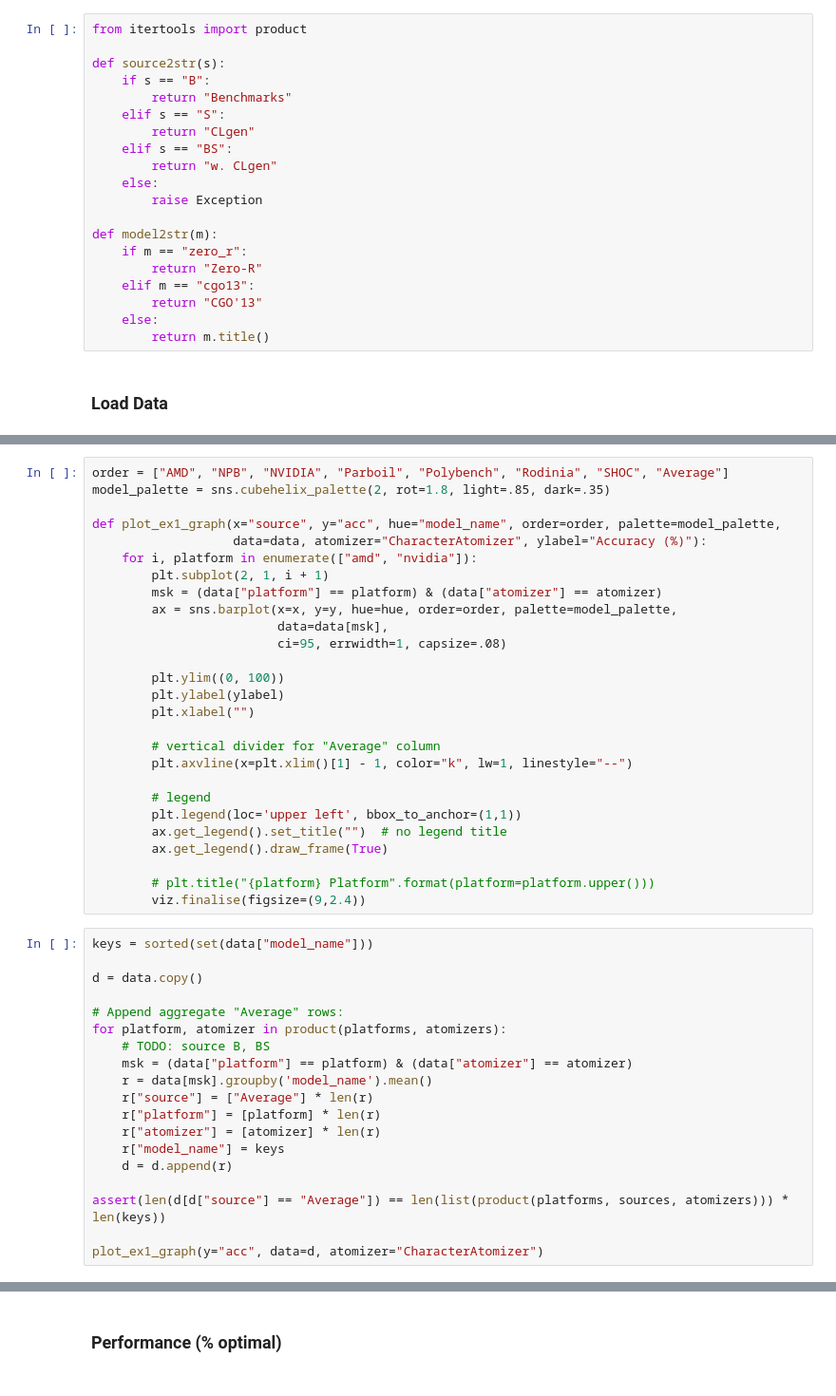
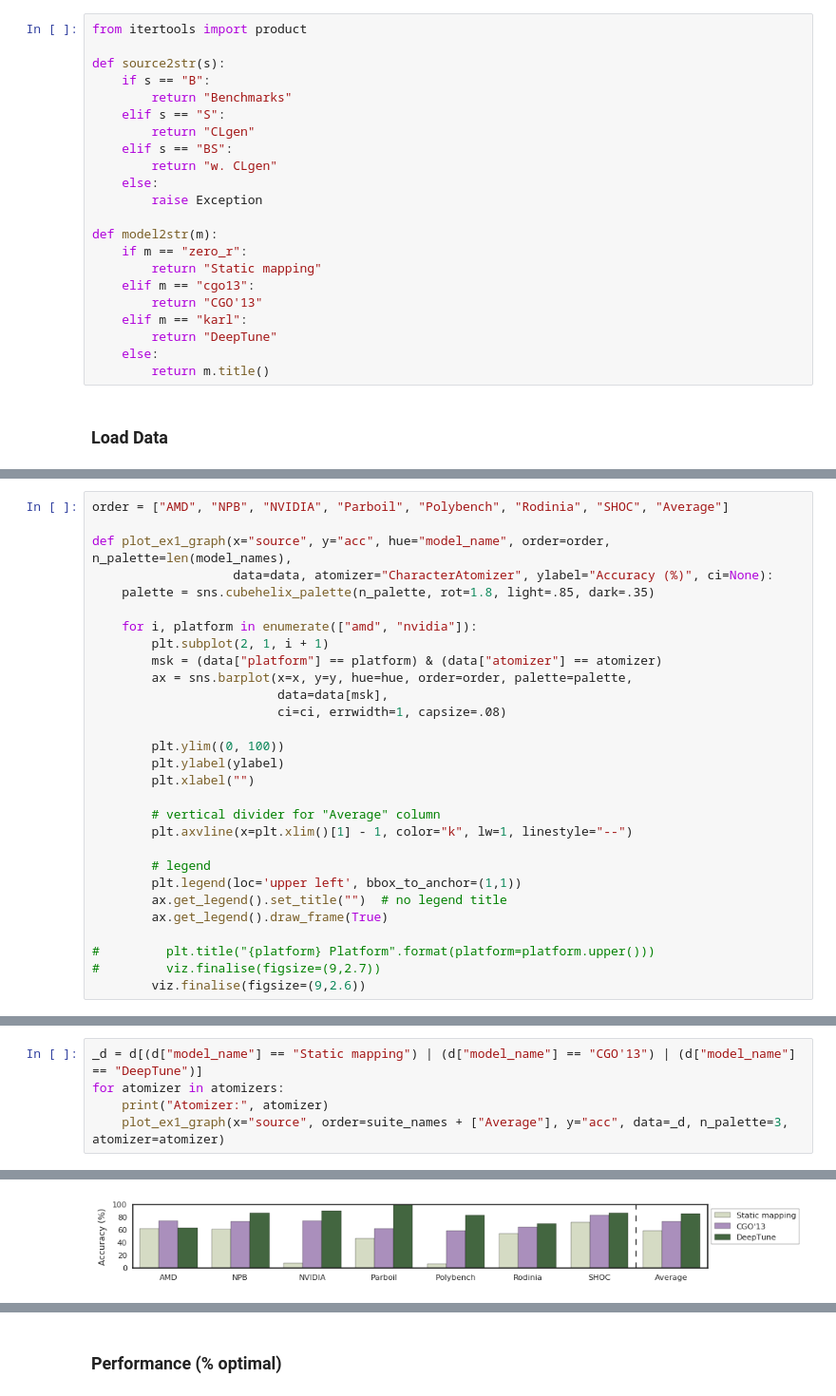
Before and after one commit to ChrisCummins/phd, a Jupyter notebook: lab/clgen/classification/Models.ipynb, the cells around one changed output, grey strips where cells are left out. Shown at 95% size. Drawn from its saved outputs; the diff is of its cells as text.

```diff
--- a/lab/clgen/classification/Models.ipynb
+++ b/lab/clgen/classification/Models.ipynb
@@ -226,9 +81,11 @@ def source2str(s):
 
 def model2str(m):
     if m == "zero_r":
-        return "Zero-R"
+        return "Static mapping"
     elif m == "cgo13":
         return "CGO'13"
+    elif m == "karl":
+        return "DeepTune"
     else:
         return m.title()
 # %% [markdown]
@@ -288,15 +195,16 @@ data
 # %%
 order = ["AMD", "NPB", "NVIDIA", "Parboil", "Polybench", "Rodinia", "SHOC", "Average"]
-model_palette = sns.cubehelix_palette(2, rot=1.8, light=.85, dark=.35)
 
-def plot_ex1_graph(x="source", y="acc", hue="model_name", order=order, palette=model_palette,
-                   data=data, atomizer="CharacterAtomizer", ylabel="Accuracy (%)"):
+def plot_ex1_graph(x="source", y="acc", hue="model_name", order=order, n_palette=len(model_names),
+                   data=data, atomizer="CharacterAtomizer", ylabel="Accuracy (%)", ci=None):
+    palette = sns.cubehelix_palette(n_palette, rot=1.8, light=.85, dark=.35)
+
     for i, platform in enumerate(["amd", "nvidia"]):
         plt.subplot(2, 1, i + 1)
         msk = (data["platform"] == platform) & (data["atomizer"] == atomizer)
-        ax = sns.barplot(x=x, y=y, hue=hue, order=order, palette=model_palette,
+        ax = sns.barplot(x=x, y=y, hue=hue, order=order, palette=palette,
                          data=data[msk],
-                         ci=95, errwidth=1, capsize=.08)
+                         ci=ci, errwidth=1, capsize=.08)
 
         plt.ylim((0, 100))
         plt.ylabel(ylabel)
@@ -310,24 +218,6 @@ def plot_ex1_graph(x="source", y="acc", hue="model_name", order=order, palette=m
         ax.get_legend().set_title("")  # no legend title
         ax.get_legend().draw_frame(True)
 
-        # plt.title("{platform} Platform".format(platform=platform.upper()))
-        viz.finalise(figsize=(9,2.4))
+#         plt.title("{platform} Platform".format(platform=platform.upper()))
+#         viz.finalise(figsize=(9,2.7))
+        viz.finalise(figsize=(9,2.6))
-# %%
-keys = sorted(set(data["model_name"]))
-
-d = data.copy()
-
-# Append aggregate "Average" rows:
-for platform, atomizer in product(platforms, atomizers):
-    # TODO: source B, BS
-    msk = (data["platform"] == platform) & (data["atomizer"] == atomizer)
-    r = data[msk].groupby('model_name').mean()
-    r["source"] = ["Average"] * len(r)
-    r["platform"] = [platform] * len(r)
-    r["atomizer"] = [atomizer] * len(r)
-    r["model_name"] = keys
-    d = d.append(r)
-
-assert(len(d[d["source"] == "Average"]) == len(list(product(platforms, sources, atomizers))) * len(keys))
-
-plot_ex1_graph(y="acc", data=d, atomizer="CharacterAtomizer")
@@ -336,0 +226,6 @@ plot_ex1_graph(y="acc", data=d, atomizer="CharacterAtomizer")
+# %%
+_d = d[(d["model_name"] == "Static mapping") | (d["model_name"] == "CGO'13") | (d["model_name"] == "DeepTune")]
+for atomizer in atomizers:
+    print("Atomizer:", atomizer)
+    plot_ex1_graph(x="source", order=suite_names + ["Average"], y="acc", data=_d, n_palette=3, atomizer=atomizer)
+# %% [output]
@@ -336,0 +233 @@ plot_ex1_graph(y="acc", data=d, atomizer="CharacterAtomizer")
+[figure, added]
```
Also changed, not shown: parts of 19 cells of this notebook, 1 other file.
